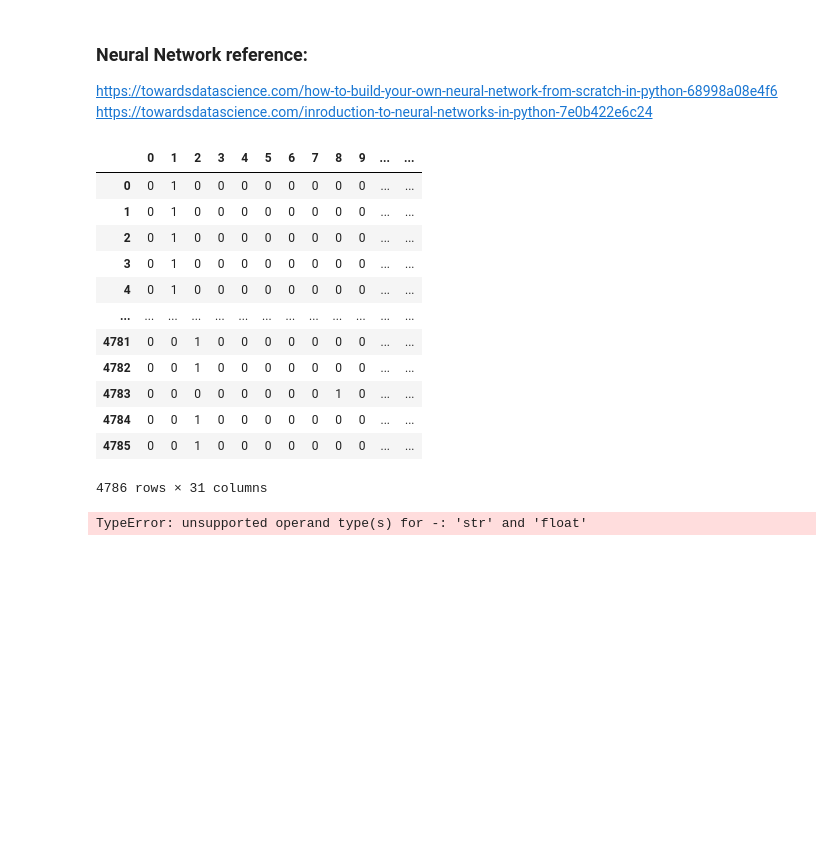
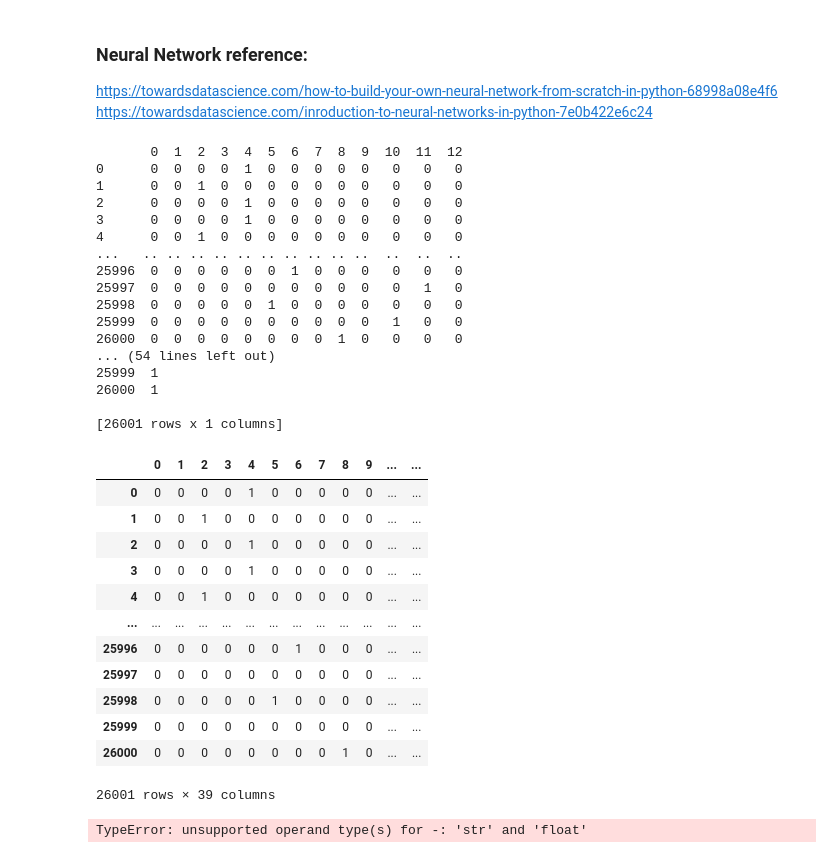
Before and after one commit to hlnwu/cse146FinalProject, a Jupyter notebook: Iowa_Data_Set_NN.ipynb, the cells around one changed output. Saved outputs shown, nothing was run; the diff lists cells and outputs as text; code cells hidden in the pictures; blank space fills up the shorter version.

```diff
--- a/Iowa_Data_Set_NN.ipynb
+++ b/Iowa_Data_Set_NN.ipynb
@@ -23,8 +23,8 @@ iowa_na_df = iowa_clean_df.dropna()
 # %%
 features_list = ['Release Type', 'Age At Release ', 'Offense Classification', 'Offense Type', 'Target Population']
 
-features_df = iowa_na_df[features_list]
-labels_df = iowa_na_df[['Return to Prison']]
+features_df = iowa_clean_df[features_list]
+labels_df = iowa_clean_df[['Return to Prison']]
 
 features_df
 # %% [output]
@@ -171,42 +175,62 @@ class NeuralNetwork:
 # %%
 from sklearn.model_selection import train_test_split
 from sklearn import preprocessing
 
 features_matrix = features_df
 labels_matrix = labels_df
 
 # creating the binarized label for each unique value
 enc = preprocessing.LabelBinarizer()
 categorical_feature_mask = features_matrix.dtypes==object
 categorical_cols = features_matrix.columns[categorical_feature_mask].tolist()
+features_matrix = features_matrix.replace(np.nan, -1)
 
 for entry in categorical_cols:
     features_matrix.reset_index(drop=True, inplace=True)
     enc.fit(features_matrix[entry].astype(str))
     transformed = enc.transform(features_matrix[entry].astype(str))
     df = pd.DataFrame(transformed)
+    print(df)
     features_matrix = pd.concat([features_matrix, df], axis=1).drop([entry], axis=1)
 
 # encode labels_df strings
 labels_matrix.replace({'Yes': 1, 'No': 0})
 
 # split data into training and test data
 x_train, x_test, y_train, y_test = train_test_split(features_matrix, labels_matrix, test_size=0.2, random_state=1)
+# features_matrix
 features_matrix
 # %% [output]
+       0  1  2  3  4  5  6  7  8  9  10  11  12
+0      0  0  0  0  1  0  0  0  0  0   0   0   0
+1      0  0  1  0  0  0  0  0  0  0   0   0   0
+2      0  0  0  0  1  0  0  0  0  0   0   0   0
+3      0  0  0  0  1  0  0  0  0  0   0   0   0
+4      0  0  1  0  0  0  0  0  0  0   0   0   0
+...   .. .. .. .. .. .. .. .. .. ..  ..  ..  ..
+25996  0  0  0  0  0  0  1  0  0  0   0   0   0
+25997  0  0  0  0  0  0  0  0  0  0   0   1   0
+25998  0  0  0  0  0  1  0  0  0  0   0   0   0
+25999  0  0  0  0  0  0  0  0  0  0   1   0   0
+26000  0  0  0  0  0  0  0  0  1  0   0   0   0
+... (54 lines left out)
+25999  1
+26000  1
+
+[26001 rows x 1 columns]
 |  | 0 | 1 | 2 | 3 | 4 | 5 | 6 | 7 | 8 | 9 | ... | ... |
-| 0 | 0 | 1 | 0 | 0 | 0 | 0 | 0 | 0 | 0 | 0 | ... | ... |
-| 1 | 0 | 1 | 0 | 0 | 0 | 0 | 0 | 0 | 0 | 0 | ... | ... |
-| 2 | 0 | 1 | 0 | 0 | 0 | 0 | 0 | 0 | 0 | 0 | ... | ... |
-| 3 | 0 | 1 | 0 | 0 | 0 | 0 | 0 | 0 | 0 | 0 | ... | ... |
-| 4 | 0 | 1 | 0 | 0 | 0 | 0 | 0 | 0 | 0 | 0 | ... | ... |
+| 0 | 0 | 0 | 0 | 0 | 1 | 0 | 0 | 0 | 0 | 0 | ... | ... |
+| 1 | 0 | 0 | 1 | 0 | 0 | 0 | 0 | 0 | 0 | 0 | ... | ... |
+| 2 | 0 | 0 | 0 | 0 | 1 | 0 | 0 | 0 | 0 | 0 | ... | ... |
+| 3 | 0 | 0 | 0 | 0 | 1 | 0 | 0 | 0 | 0 | 0 | ... | ... |
+| 4 | 0 | 0 | 1 | 0 | 0 | 0 | 0 | 0 | 0 | 0 | ... | ... |
 | ... | ... | ... | ... | ... | ... | ... | ... | ... | ... | ... | ... | ... |
-| 4781 | 0 | 0 | 1 | 0 | 0 | 0 | 0 | 0 | 0 | 0 | ... | ... |
-| 4782 | 0 | 0 | 1 | 0 | 0 | 0 | 0 | 0 | 0 | 0 | ... | ... |
-| 4783 | 0 | 0 | 0 | 0 | 0 | 0 | 0 | 0 | 1 | 0 | ... | ... |
-| 4784 | 0 | 0 | 1 | 0 | 0 | 0 | 0 | 0 | 0 | 0 | ... | ... |
-| 4785 | 0 | 0 | 1 | 0 | 0 | 0 | 0 | 0 | 0 | 0 | ... | ... |
+| 25996 | 0 | 0 | 0 | 0 | 0 | 0 | 1 | 0 | 0 | 0 | ... | ... |
+| 25997 | 0 | 0 | 0 | 0 | 0 | 0 | 0 | 0 | 0 | 0 | ... | ... |
+| 25998 | 0 | 0 | 0 | 0 | 0 | 1 | 0 | 0 | 0 | 0 | ... | ... |
+| 25999 | 0 | 0 | 0 | 0 | 0 | 0 | 0 | 0 | 0 | 0 | ... | ... |
+| 26000 | 0 | 0 | 0 | 0 | 0 | 0 | 0 | 0 | 1 | 0 | ... | ... |
-4786 rows × 31 columns
+26001 rows × 39 columns
 # %%
 # create neural network
 NN = NeuralNetwork(x_train, y_train)
```
Also changed, not shown: parts of 7 cells of this notebook, 1 other file.
